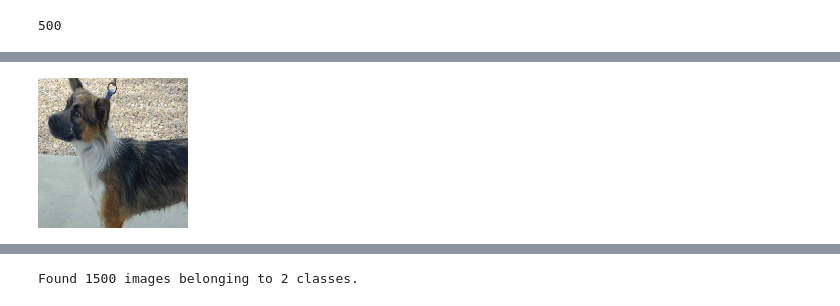
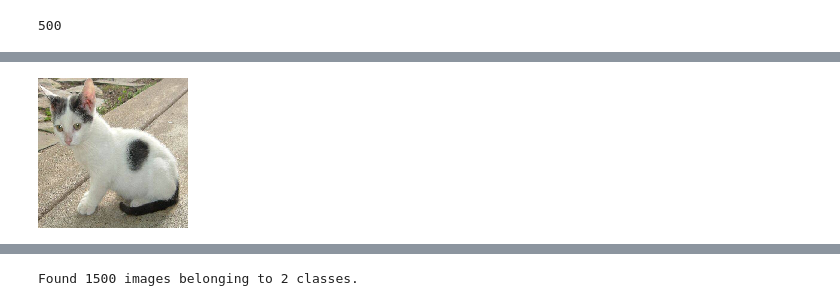
Before and after one commit to Jogang523/DL, a Jupyter notebook: real_image_classification_catanddog.ipynb, the cells around one changed output, grey strips where cells are left out. Drawn from its saved outputs; the diff is of its cells as text; code cells hidden in the pictures.

```diff
--- a/real_image_classification_catanddog.ipynb
+++ b/real_image_classification_catanddog.ipynb
@@ -22,0 +21,5 @@ from tensorflow.keras.preprocessing import image
+# %%
+from tensorflow.keras.preprocessing import image
+img_path = 'C:\\Users\\M\\Downloads\\Bigdata\\dogs\\dog.3.jpg'
+img = image.load_img(img_path, target_size=(150, 150))
+img
@@ -23,6 +28,6 @@ from tensorflow.keras.preprocessing import image
 # %%
-img_path = '/content/drive/MyDrive/엠비씨_빅데이터_아카데미/deep_learning/catsanddogs0/train/dogs/dog.3.jpg'
+img_path = 'C:\\Users\\M\\Downloads\\Bigdata\\cats\\cat.3.jpg'
 img = image.load_img(img_path, target_size=(150, 150))
 img
 # %% [output]
-[figure, old version]
+[figure, new version]
```
Also changed, not shown: parts of 11 cells of this notebook, 5 other files.
